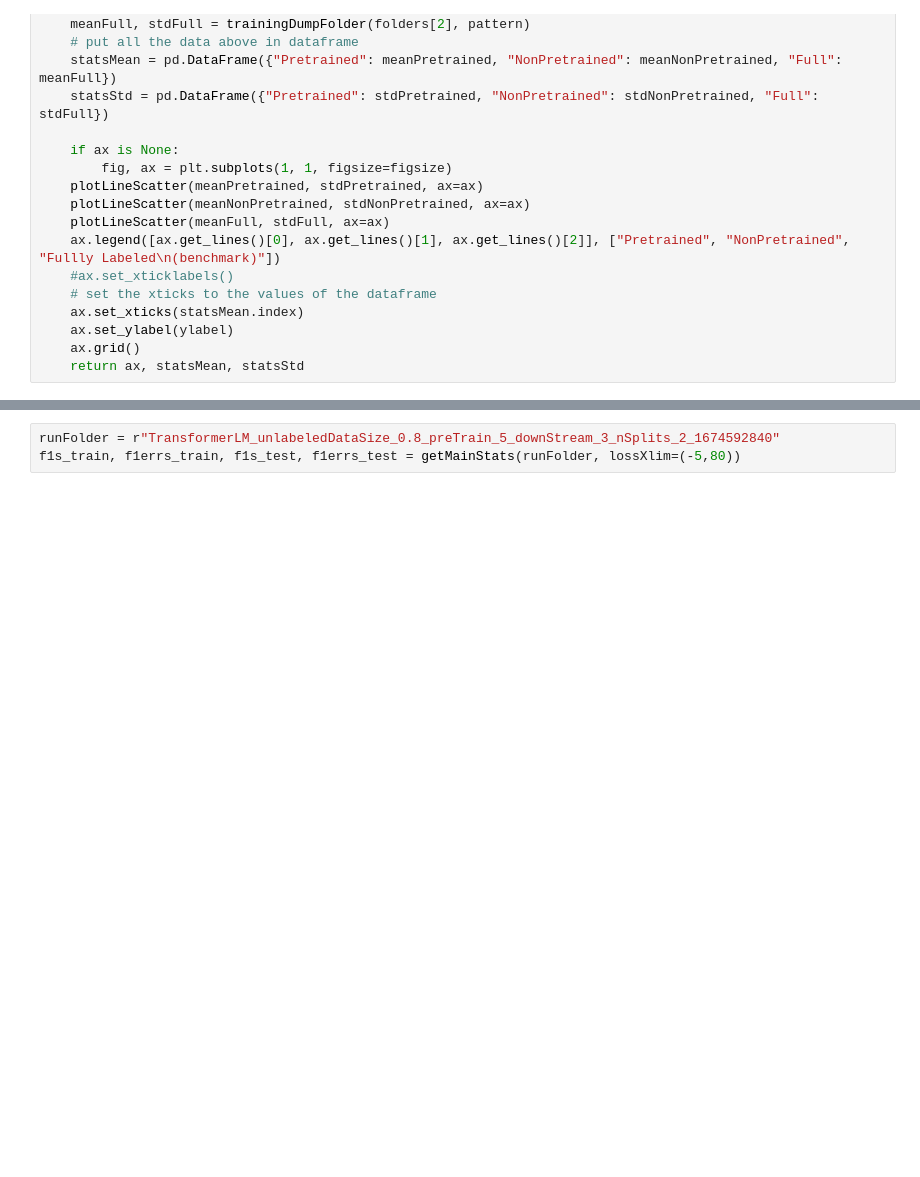
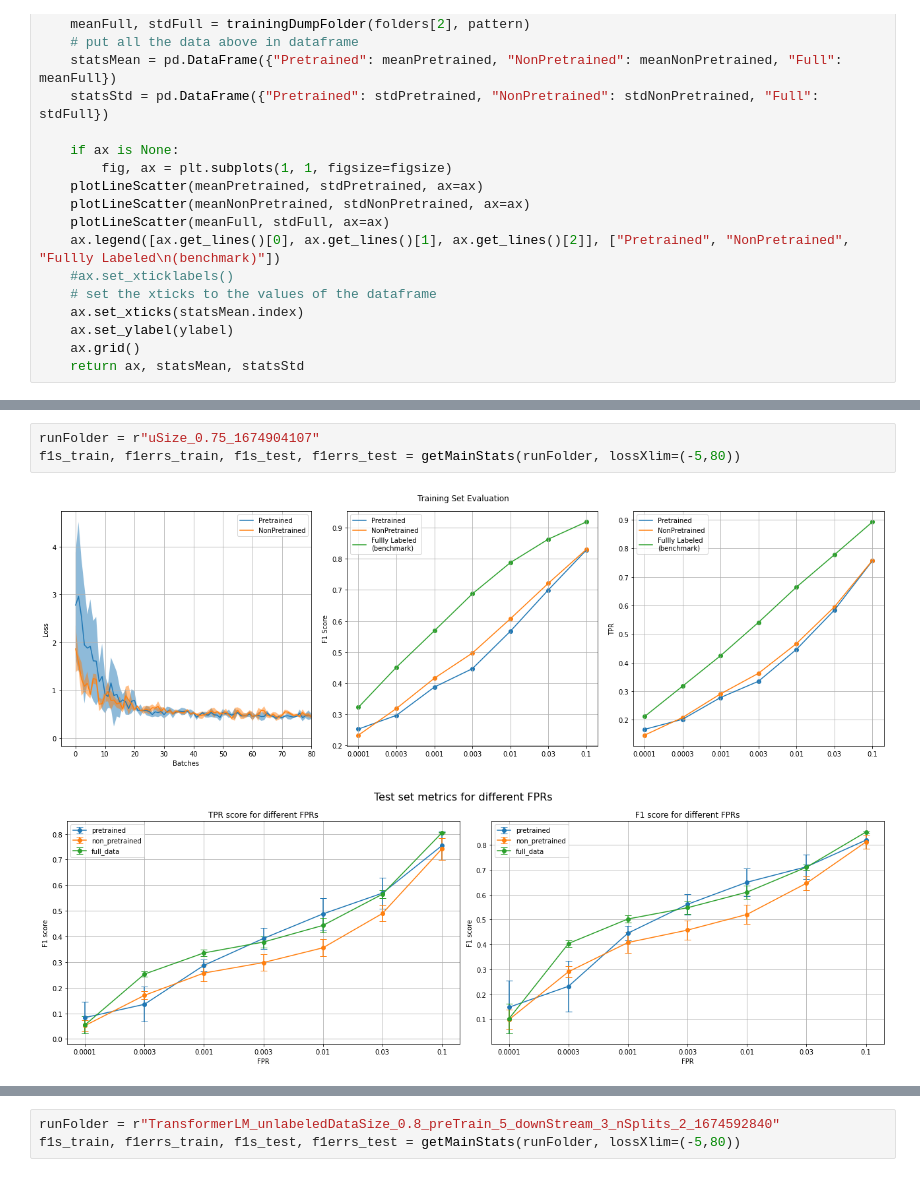
Before and after one commit to dtrizna/nebula, a Jupyter notebook: evaluation/_speakeasy_MLM_v2.ipynb, the cells around one changed output, grey strips where cells are left out. Cells and saved outputs as stored; diff of their text form; blank space fills up the shorter version.

```diff
--- a/evaluation/_speakeasy_MLM_v2.ipynb
+++ b/evaluation/_speakeasy_MLM_v2.ipynb
@@ -225,0 +240,6 @@ def plot_roc_curves(runFolder, modelIdx=1):
+# %%
+runFolder = r"uSize_0.75_1674904107"
+f1s_train, f1errs_train, f1s_test, f1errs_test = getMainStats(runFolder, lossXlim=(-5,80))
+# %% [output]
+[figure, added]
+[figure, added]
```
Also changed, not shown: parts of 12 cells of this notebook, 26 other files.
